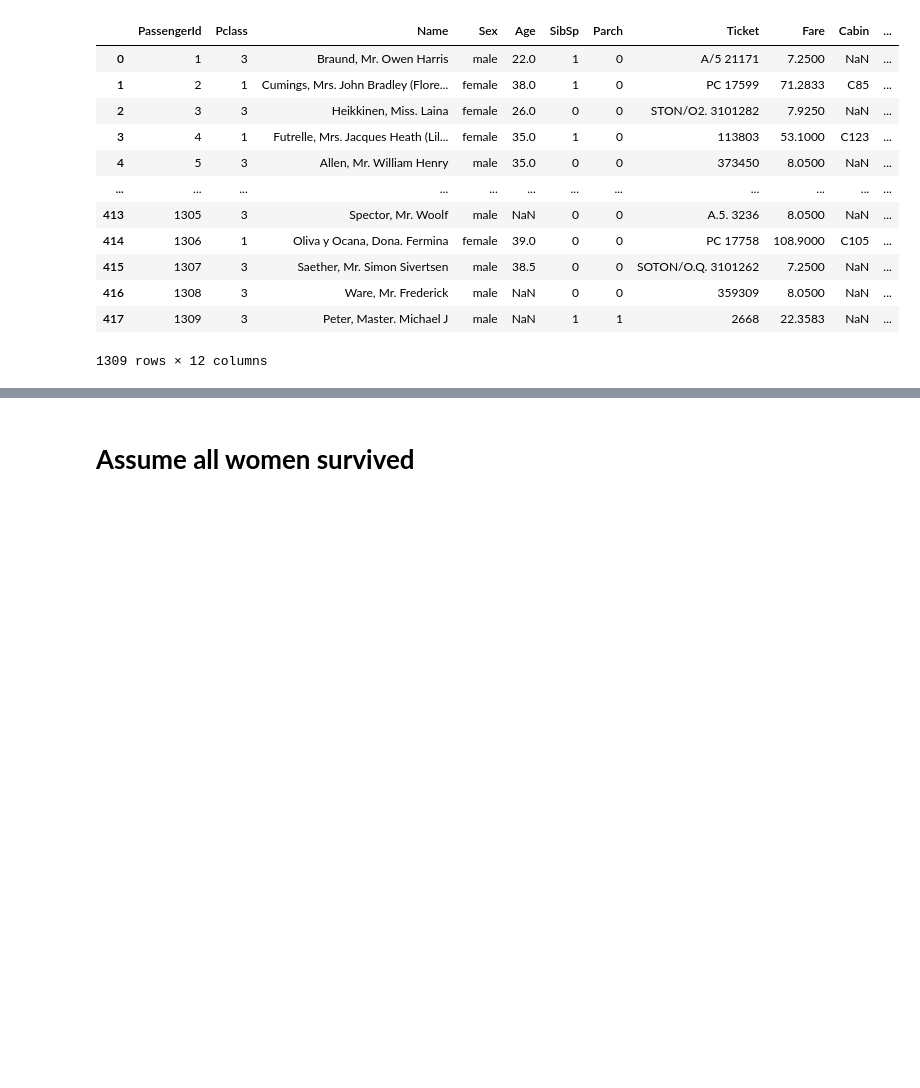
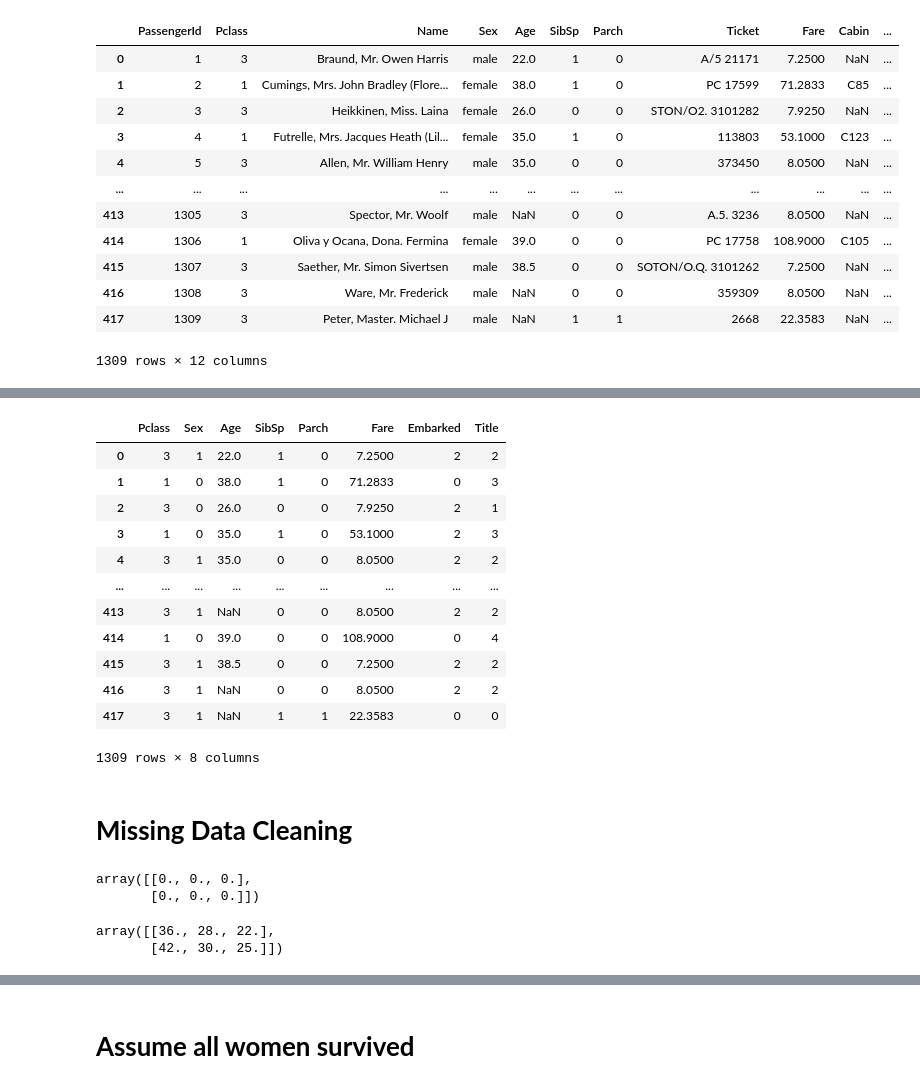
Before and after one commit to 0Ellias0/Titanic_death_prediction, a Jupyter notebook: Main.ipynb, the cells around one changed output, grey strips where cells are left out. Cells and saved outputs as stored; diff of their text form; code cells hidden in the pictures; blank space fills up the shorter version.

```diff
--- a/Main.ipynb
+++ b/Main.ipynb
@@ -382,0 +482,43 @@ x_combine
+# %%
+from sklearn.preprocessing import StandardScaler, LabelEncoder
+
+encoder = LabelEncoder()
+for i in non_numerical_columns:
+    x_combine[i] = encoder.fit_transform(x_combine[i])
+x_combine
+# %% [output]
+|  | Pclass | Sex | Age | SibSp | Parch | Fare | Embarked | Title |
+| 0 | 3 | 1 | 22.0 | 1 | 0 | 7.2500 | 2 | 2 |
+| 1 | 1 | 0 | 38.0 | 1 | 0 | 71.2833 | 0 | 3 |
+| 2 | 3 | 0 | 26.0 | 0 | 0 | 7.9250 | 2 | 1 |
+| 3 | 1 | 0 | 35.0 | 1 | 0 | 53.1000 | 2 | 3 |
+| 4 | 3 | 1 | 35.0 | 0 | 0 | 8.0500 | 2 | 2 |
+| ... | ... | ... | ... | ... | ... | ... | ... | ... |
+| 413 | 3 | 1 | NaN | 0 | 0 | 8.0500 | 2 | 2 |
+| 414 | 1 | 0 | 39.0 | 0 | 0 | 108.9000 | 0 | 4 |
+| 415 | 3 | 1 | 38.5 | 0 | 0 | 7.2500 | 2 | 2 |
+| 416 | 3 | 1 | NaN | 0 | 0 | 8.0500 | 2 | 2 |
+| 417 | 3 | 1 | NaN | 1 | 1 | 22.3583 | 0 | 0 |
+1309 rows × 8 columns
+# %% [markdown]
+# **Missing Data Cleaning**
+# %%
+# initializes a NumPy array of zeros with the specified number of rows and columns 2 rows based on Sex Unique values and 3 columns based on Pclass unique values
+
+gussed_ages = np.zeros((len(x_combine['Sex'].unique()),len(x_combine['Pclass'].unique())))
+gussed_ages
+# %% [output]
+array([[0., 0., 0.],
+       [0., 0., 0.]])
+# %%
+#Getting Best values of each category
+for i in range(gussed_ages.shape[0]):
+    for j in range(gussed_ages.shape[1]):
+        guesses = x_combine[(x_combine['Sex'] == i) & (x_combine['Pclass'] == j+1)]['Age'].dropna()
+        guessed_value = guesses.median()
+        gussed_ages[i,j] = np.round(guessed_value)
+
+gussed_ages
+# %% [output]
+array([[36., 28., 22.],
+       [42., 30., 25.]])
```
Also changed, not shown: parts of 33 cells of this notebook.
